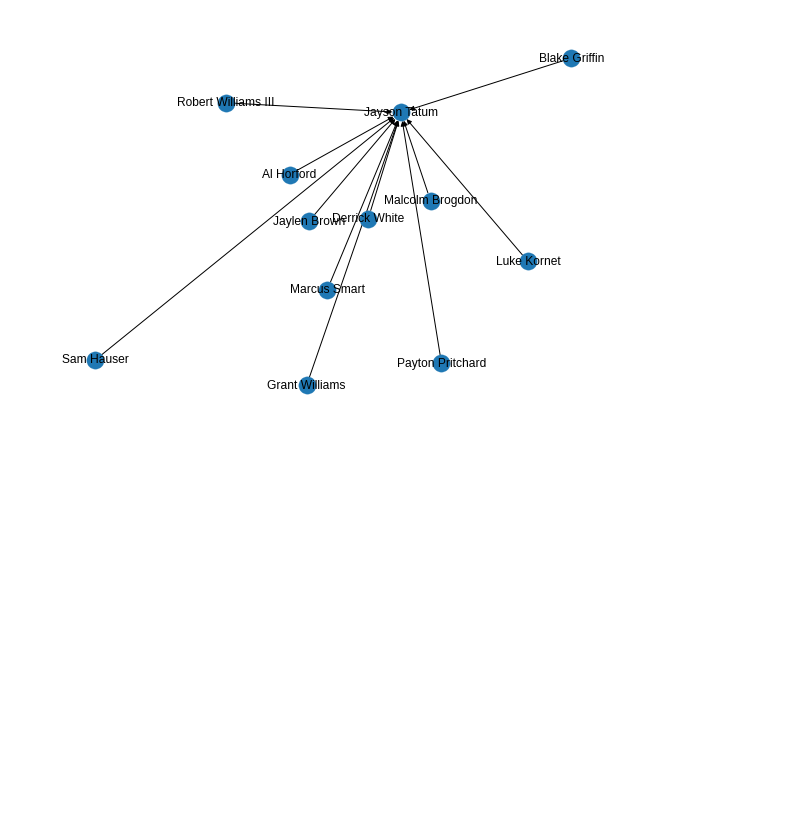
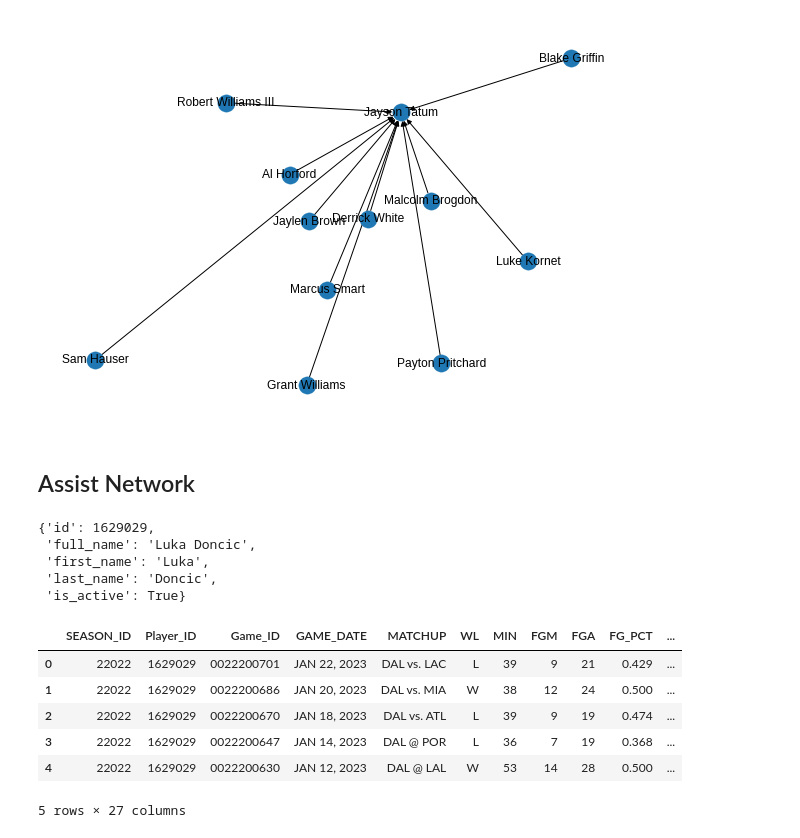
Before and after one commit to Saffian-Asghar/NBA_Network_Analysis, a Jupyter notebook: Notebooks/Qualitative_Network_Analysis.ipynb, the cells around one changed output. Cells and saved outputs as stored; diff of their text form; code cells hidden in the pictures; blank space fills up the shorter version.

```diff
--- a/Notebooks/Qualitative_Network_Analysis.ipynb
+++ b/Notebooks/Qualitative_Network_Analysis.ipynb
@@ -439,3 +456,5 @@ for teammate, passes in synergy_metrics.items():
 nx.draw(G, with_labels=True)
 # %% [output]
 [figure]
+# %% [markdown]
+## Assist Network
@@ -441,0 +465,22 @@ nx.draw(G, with_labels=True)
+# %%
+Curry
+# %% [output]
+{'id': 1629029,
+ 'full_name': 'Luka Doncic',
+ 'first_name': 'Luka',
+ 'last_name': 'Doncic',
+ 'is_active': True}
+# %%
+# Get Lebron James' game logs for a given season
+game_logs = playergamelog.PlayerGameLog(player_id=Curry_id).get_data_frames()
+game_logs = game_logs[0]
+game_ids = game_logs.Game_ID.unique()
+game_logs.head()
+# %% [output]
+|  | SEASON_ID | Player_ID | Game_ID | GAME_DATE | MATCHUP | WL | MIN | FGM | FGA | FG_PCT | ... |
+| 0 | 22022 | 1629029 | 0022200701 | JAN 22, 2023 | DAL vs. LAC | L | 39 | 9 | 21 | 0.429 | ... |
+| 1 | 22022 | 1629029 | 0022200686 | JAN 20, 2023 | DAL vs. MIA | W | 38 | 12 | 24 | 0.500 | ... |
+| 2 | 22022 | 1629029 | 0022200670 | JAN 18, 2023 | DAL vs. ATL | L | 39 | 9 | 19 | 0.474 | ... |
+| 3 | 22022 | 1629029 | 0022200647 | JAN 14, 2023 | DAL @ POR | L | 36 | 7 | 19 | 0.368 | ... |
+| 4 | 22022 | 1629029 | 0022200630 | JAN 12, 2023 | DAL @ LAL | W | 53 | 14 | 28 | 0.500 | ... |
+5 rows × 27 columns
```
Also changed, not shown: parts of 21 cells of this notebook, 8 other files.
